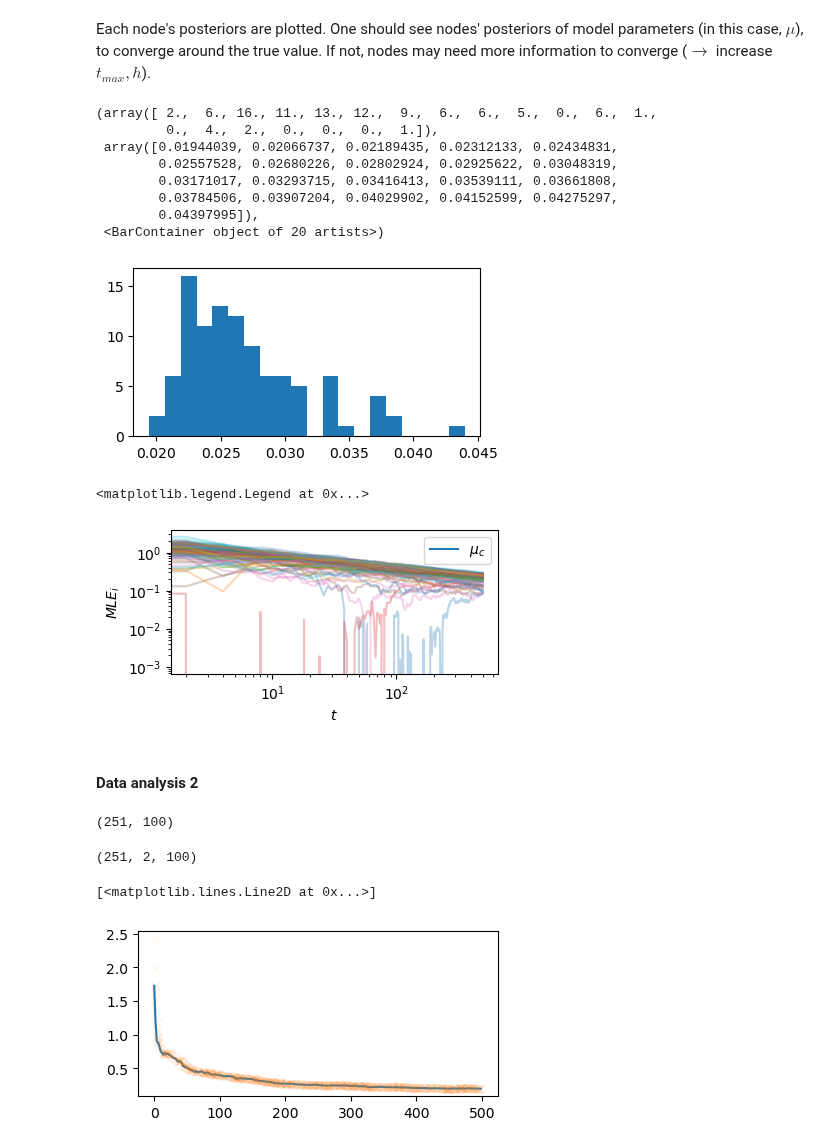
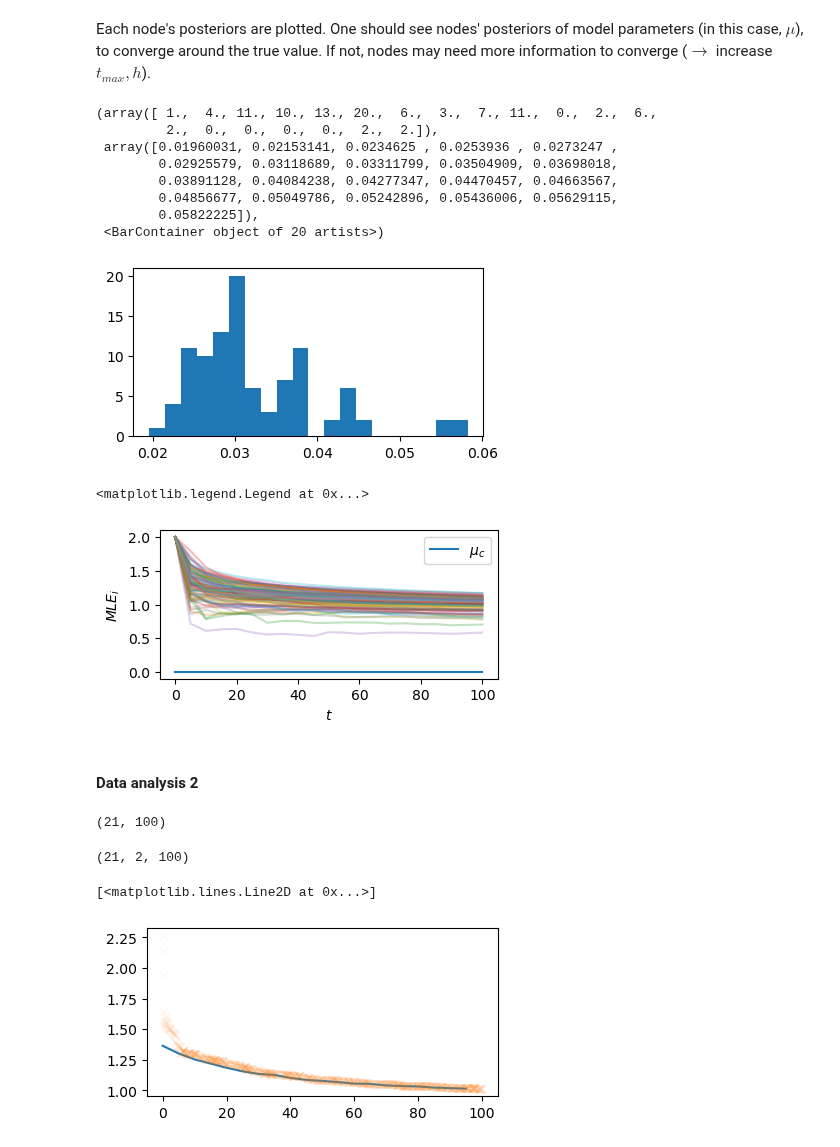
Before and after one commit to Priesemann-Group/neuro_op, a Jupyter notebook: notebooks/Testing_param.ipynb, the cells around one changed output. Cells and saved outputs as stored; diff of their text form; code cells hidden in the pictures.

```diff
--- a/notebooks/Testing_param.ipynb
+++ b/notebooks/Testing_param.ipynb
@@ -21,7 +21,7 @@ import neuro_op as nop
 # %%
 # Reference input
 input = dict(
-    G=nop.build_random_network(N_nodes=100, N_neighbours=5),  # networkx graph object
+    G=nop.build_random_network(N_nodes=1000, N_neighbours=5),  # networkx graph object
     llf_nodes=st.norm,  # Likelihood function (llf) of nodes, Gaussian by default
     llf_world=st.norm,  # Likelihood function (llf) of world, Gaussian by default
     params_node=dict(  # Parameter priors of nodes (mu and associated uncertainty (standard deviation)), Gaussian by default
@@ -34,10 +34,10 @@ input = dict(
         scale=1,
     ),
     h=1,  # Rate of external information draw events
-    r=1,  # Rate of edge information exchange events
+    r=5,  # Rate of edge information exchange events
     t0=0,  # Start time of simulation
-    t_max=500,  # End time of simulation
-    t_sample=2,  # Periodicity for which samples and distance measures (KL-div, p-distance) are taken
+    t_max=100,  # End time of simulation
+    t_sample=5,  # Periodicity for which samples and distance measures (KL-div, p-distance) are taken
     sample_bins=201,  # Number of bins used in distance measures
     sample_range=(
         -5,
@@ -103,31 +103,31 @@ for i in out1["nodes"]:
 fig, ax = plt.subplots(constrained_layout=True, figsize=(4, 2))
 ax.hist(sigmas, bins=20)
 # %% [output]
-(array([ 2.,  6., 16., 11., 13., 12.,  9.,  6.,  6.,  5.,  0.,  6.,  1.,
-         0.,  4.,  2.,  0.,  0.,  0.,  1.]),
- array([0.01944039, 0.02066737, 0.02189435, 0.02312133, 0.02434831,
-        0.02557528, 0.02680226, 0.02802924, 0.02925622, 0.03048319,
-        0.03171017, 0.03293715, 0.03416413, 0.03539111, 0.03661808,
-        0.03784506, 0.03907204, 0.04029902, 0.04152599, 0.04275297,
-        0.04397995]),
+(array([ 1.,  4., 11., 10., 13., 20.,  6.,  3.,  7., 11.,  0.,  2.,  6.,
+         2.,  0.,  0.,  0.,  0.,  2.,  2.]),
+ array([0.01960031, 0.02153141, 0.0234625 , 0.0253936 , 0.0273247 ,
+        0.02925579, 0.03118689, 0.03311799, 0.03504909, 0.03698018,
+        0.03891128, 0.04084238, 0.04277347, 0.04470457, 0.04663567,
+        0.04856677, 0.05049786, 0.05242896, 0.05436006, 0.05629115,
+        0.05822225]),
  <BarContainer object of 20 artists>)
-[figure, old version]
+[figure, new version]
 # %%
 mu_arr = np.array(out1["mu_nodes"])
 x = np.arange(input["t0"], input["t_max"] + input["t_sample"], input["t_sample"])
 fig, ax = plt.subplots(constrained_layout=True, figsize=(4, 2))
 for i, _ in enumerate(mu_arr.T):
     ax.plot(x, mu_arr.T[i], alpha=0.3)
     ax.set_xlabel("$t$")
     ax.set_ylabel("$MLE_i$")
 # ax.set_ylim(-5, 5)
 ax.plot(x, [0] * len(x), "-", label="$\mu_c$")
-ax.set_yscale("log")
-ax.loglog()
+# ax.set_yscale("log")
+# ax.loglog()
 ax.legend()
 # %% [output]
 <matplotlib.legend.Legend at 0x...>
-[figure, old version]
+[figure, new version]
 # %% [markdown]
 #### Data analysis 2
 # %%
@@ -139,8 +139,8 @@ print(lin_dis.shape)
 kld.shape
 np.array(out1["p_distances"]).shape
 # %% [output]
-(251, 100)
+(21, 100)
-(251, 2, 100)
+(21, 2, 100)
 # %%
 # Implement external sampling routine (or rather test if feasible)
 k = 5
@@ -171,7 +171,7 @@ for i, _ in enumerate(x_in):
 ax.plot(x_in[:, 2], post_mu, "x", alpha=0.04)
 # %% [output]
 [<matplotlib.lines.Line2D at 0x...>]
-[figure, old version]
+[figure, new version]
 # %%
 # for i in N_iter:
 #    plt.plot(input["t_sample"] * np.arange(0, kld.shape[0]), kld[:, i, ])
```
Also changed, not shown: parts of 5 cells of this notebook.
